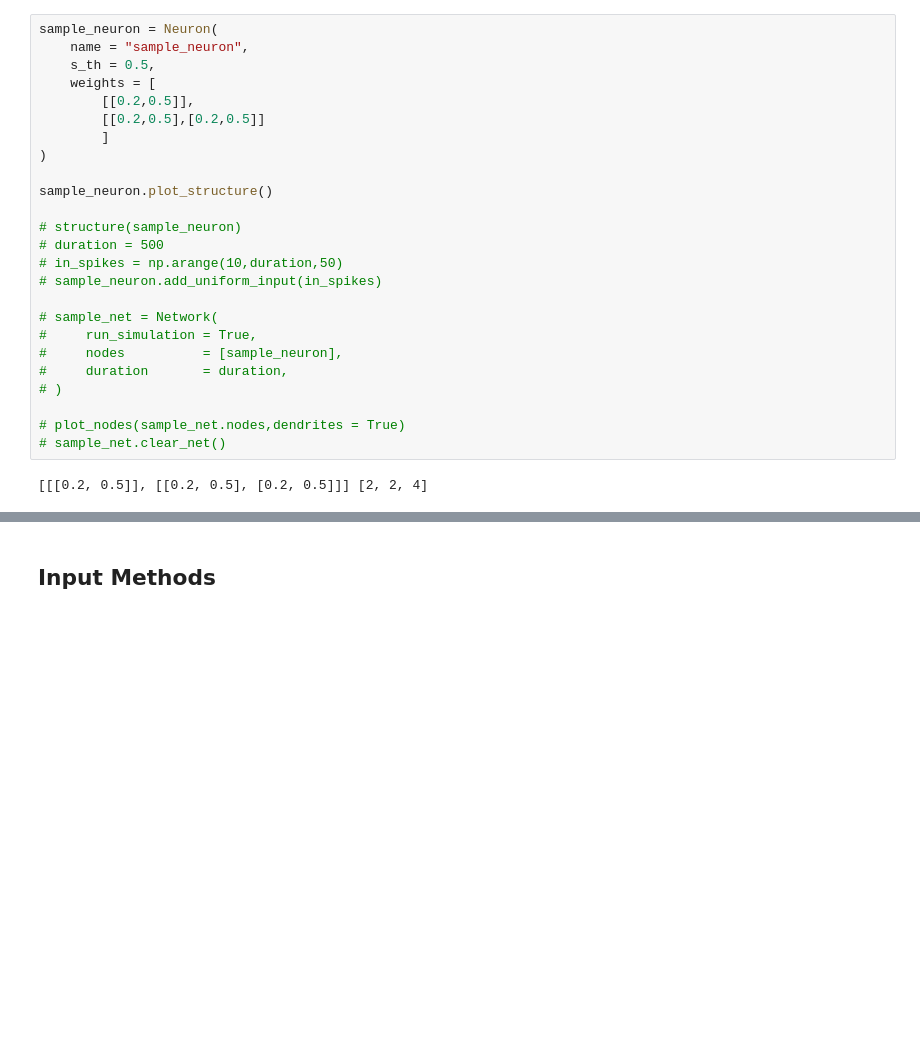
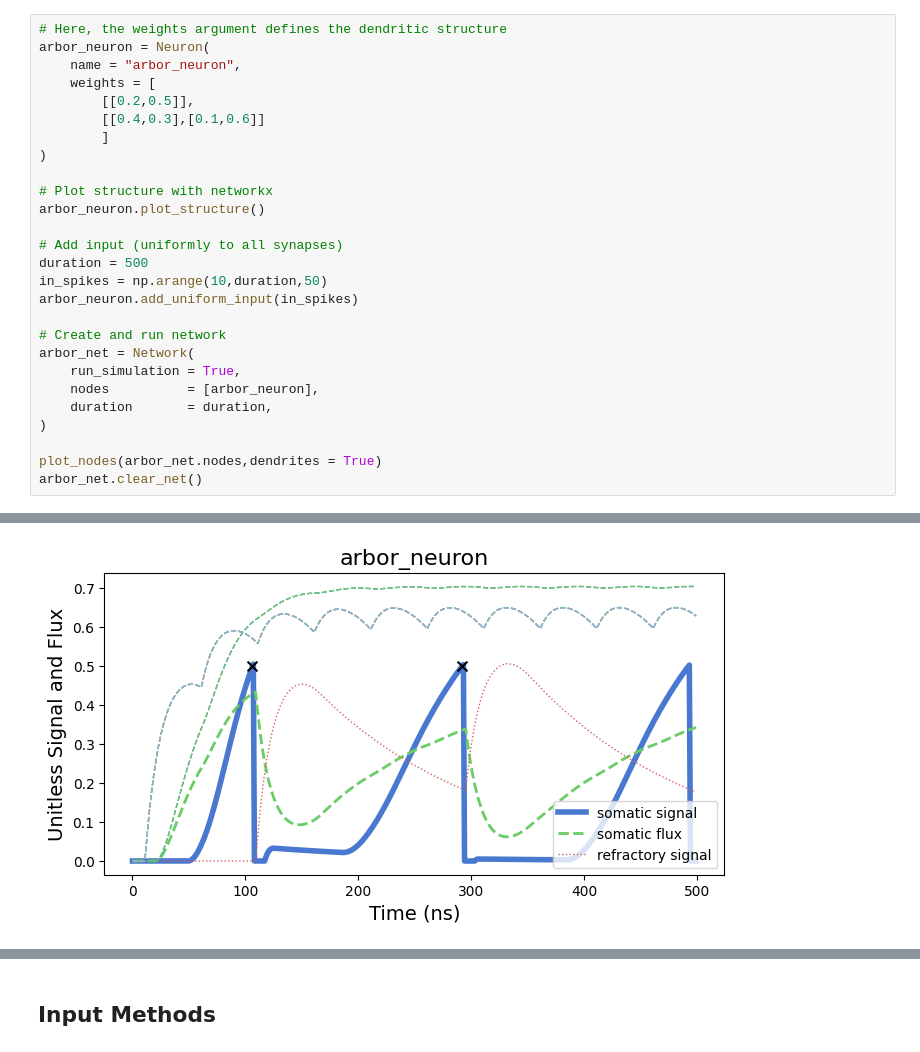
Before and after one commit to ryangitsit/slim_soens, a Jupyter notebook: tutorials/overview.ipynb, the cells around one changed output, grey strips where cells are left out. Drawn from its saved outputs; the diff is of its cells as text; blank space fills up the shorter version.

```diff
--- a/tutorials/overview.ipynb
+++ b/tutorials/overview.ipynb
@@ -54,31 +72,33 @@ sample_net.clear_net()
 # %%
-sample_neuron = Neuron(
-    name = "sample_neuron",
-    s_th = 0.5,
+# Here, the weights argument defines the dendritic structure
+arbor_neuron = Neuron(
+    name = "arbor_neuron",
     weights = [
         [[0.2,0.5]],
-        [[0.2,0.5],[0.2,0.5]]
+        [[0.4,0.3],[0.1,0.6]]
         ]
 )
 
-sample_neuron.plot_structure()
+# Plot structure with networkx
+arbor_neuron.plot_structure()
 
-# structure(sample_neuron)
-# duration = 500
-# in_spikes = np.arange(10,duration,50)
-# sample_neuron.add_uniform_input(in_spikes)
+# Add input (uniformly to all synapses)
+duration = 500
+in_spikes = np.arange(10,duration,50)
+arbor_neuron.add_uniform_input(in_spikes)
 
-# sample_net = Network(
-#     run_simulation = True,
-#     nodes          = [sample_neuron],
-#     duration       = duration,
-# )
+# Create and run network
+arbor_net = Network(
+    run_simulation = True,
+    nodes          = [arbor_neuron],
+    duration       = duration,
+)
 
-# plot_nodes(sample_net.nodes,dendrites = True)
-# sample_net.clear_net()
+plot_nodes(arbor_net.nodes,dendrites = True)
+arbor_net.clear_net()
 # %% [output]
-[[[0.2, 0.5]], [[0.2, 0.5], [0.2, 0.5]]] [2, 2, 4]
 [figure]
+[figure, added]
 # %%
 from network import HopfieldNetwork
 hop = HopfieldNetwork(N=3)
```
Also changed, not shown: parts of 14 cells of this notebook, 4 other files.
